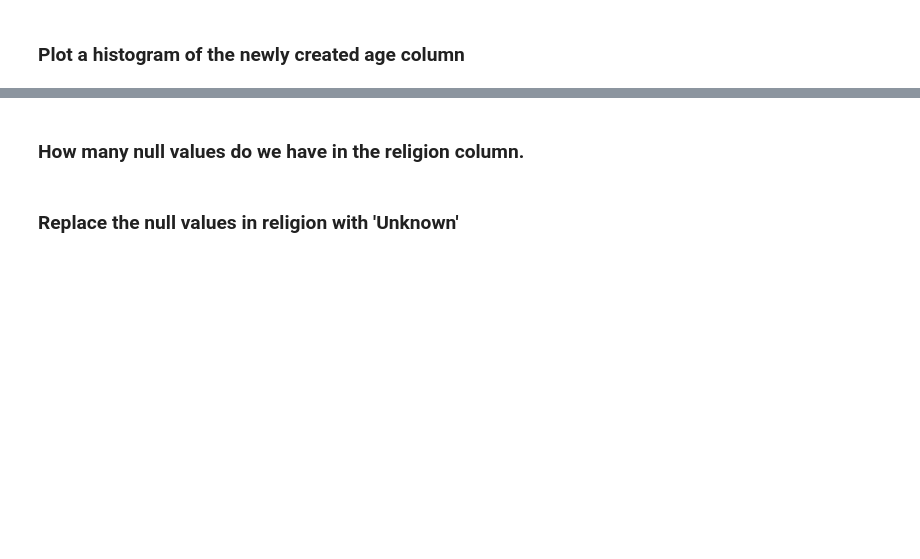
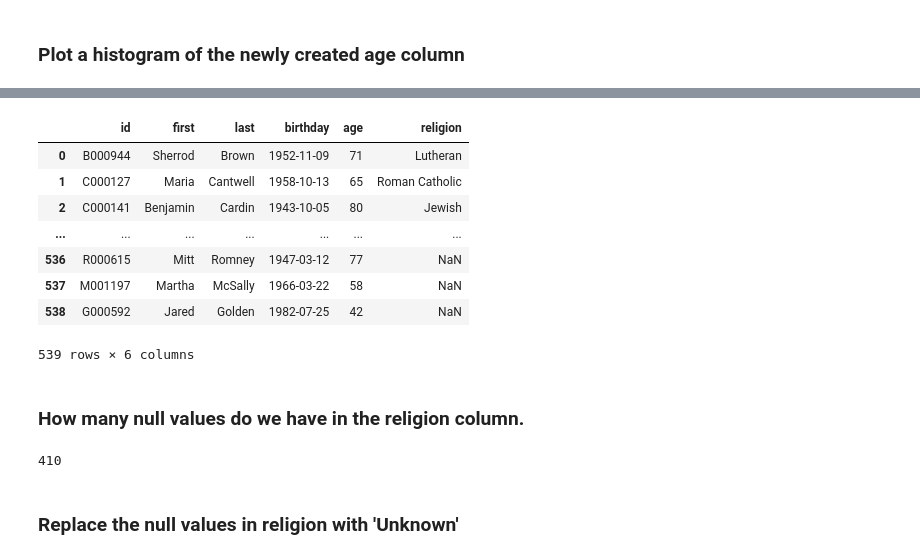
Before and after one commit to Victor-L-Almgren/Labs-and-exersizes, a Jupyter notebook: 7. Principles and Techniques for Data Science/LAB01/LAB01.ipynb, the cells around one changed output, grey strips where cells are left out. Saved outputs shown, nothing was run; the diff lists cells and outputs as text; code cells hidden in the pictures; blank space fills up the shorter version.

```diff
--- a/7. Principles and Techniques for Data Science/LAB01/LAB01.ipynb
+++ b/7. Principles and Techniques for Data Science/LAB01/LAB01.ipynb
@@ -470,7 +489,30 @@ Thd column religion from the original legistlators dataset has a few missing val
+# %%
+### YOUR CODE HERE
+for i in range(len(legislators)):
+    leg = legislators[i]['bio']
+    if 'religion' not in leg.keys():
+        leg['religion']=float('nan')
+
+leg_df = leg_df.assign(religion=[legislators[i]['bio']['religion'] for i in range(len(legislators))])
+leg_df
+# %% [output]
+|  | id | first | last | birthday | age | religion |
+| 0 | B000944 | Sherrod | Brown | 1952-11-09 | 71 | Lutheran |
+| 1 | C000127 | Maria | Cantwell | 1958-10-13 | 65 | Roman Catholic |
+| 2 | C000141 | Benjamin | Cardin | 1943-10-05 | 80 | Jewish |
+| ... | ... | ... | ... | ... | ... | ... |
+| 536 | R000615 | Mitt | Romney | 1947-03-12 | 77 | NaN |
+| 537 | M001197 | Martha | McSally | 1966-03-22 | 58 | NaN |
+| 538 | G000592 | Jared | Golden | 1982-07-25 | 42 | NaN |
+539 rows × 6 columns
 # %% [markdown]
 ### How many null values do we have in the religion column.
 # %%
 ### YOUR CODE HERE
+religion_nan_count = leg_df['religion'].isna().sum()
+religion_nan_count
+# %% [output]
+410
 # %% [markdown]
 ### Replace the null values in religion with 'Unknown'
 # %%
```
Also changed, not shown: parts of 31 cells of this notebook.
